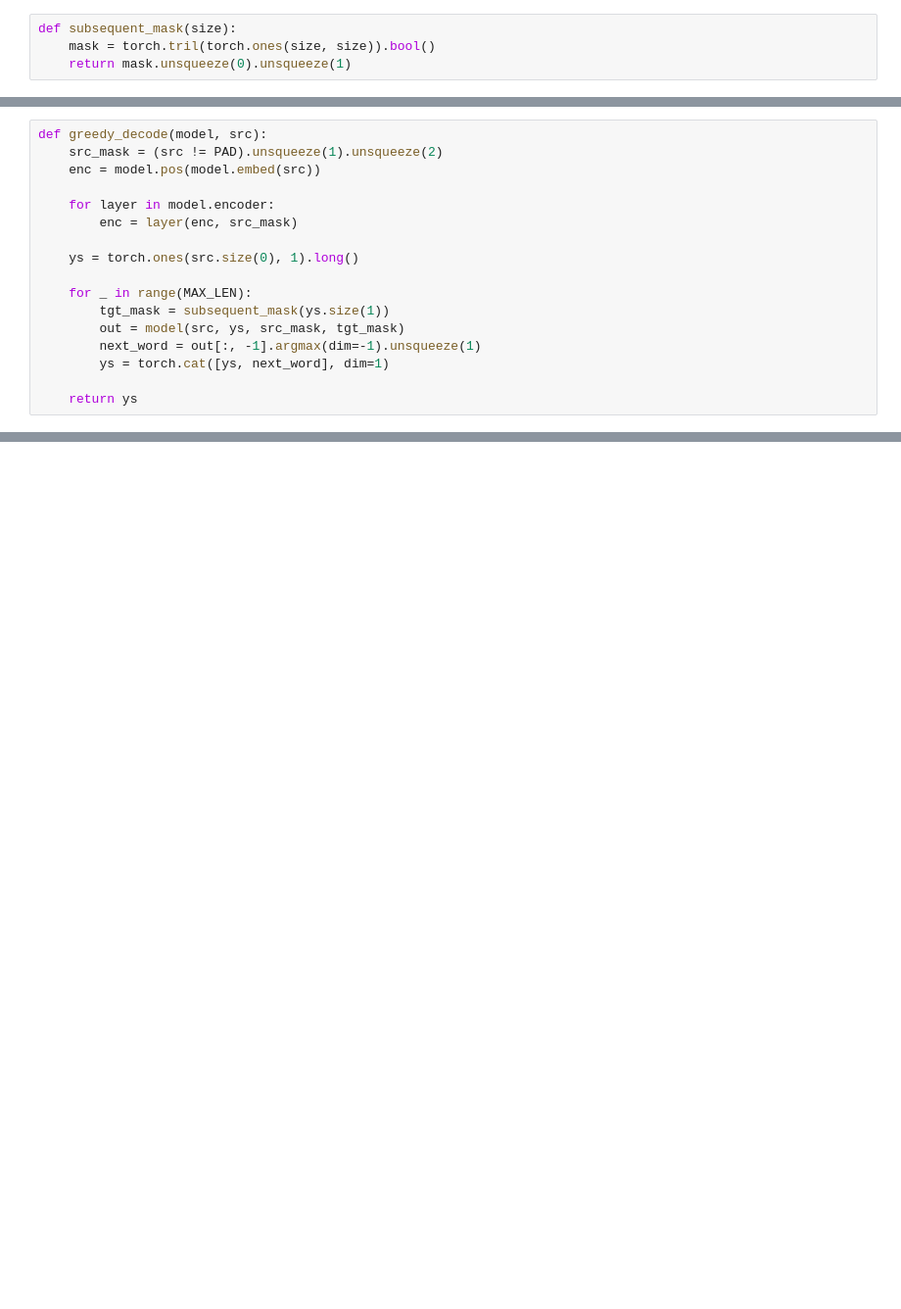
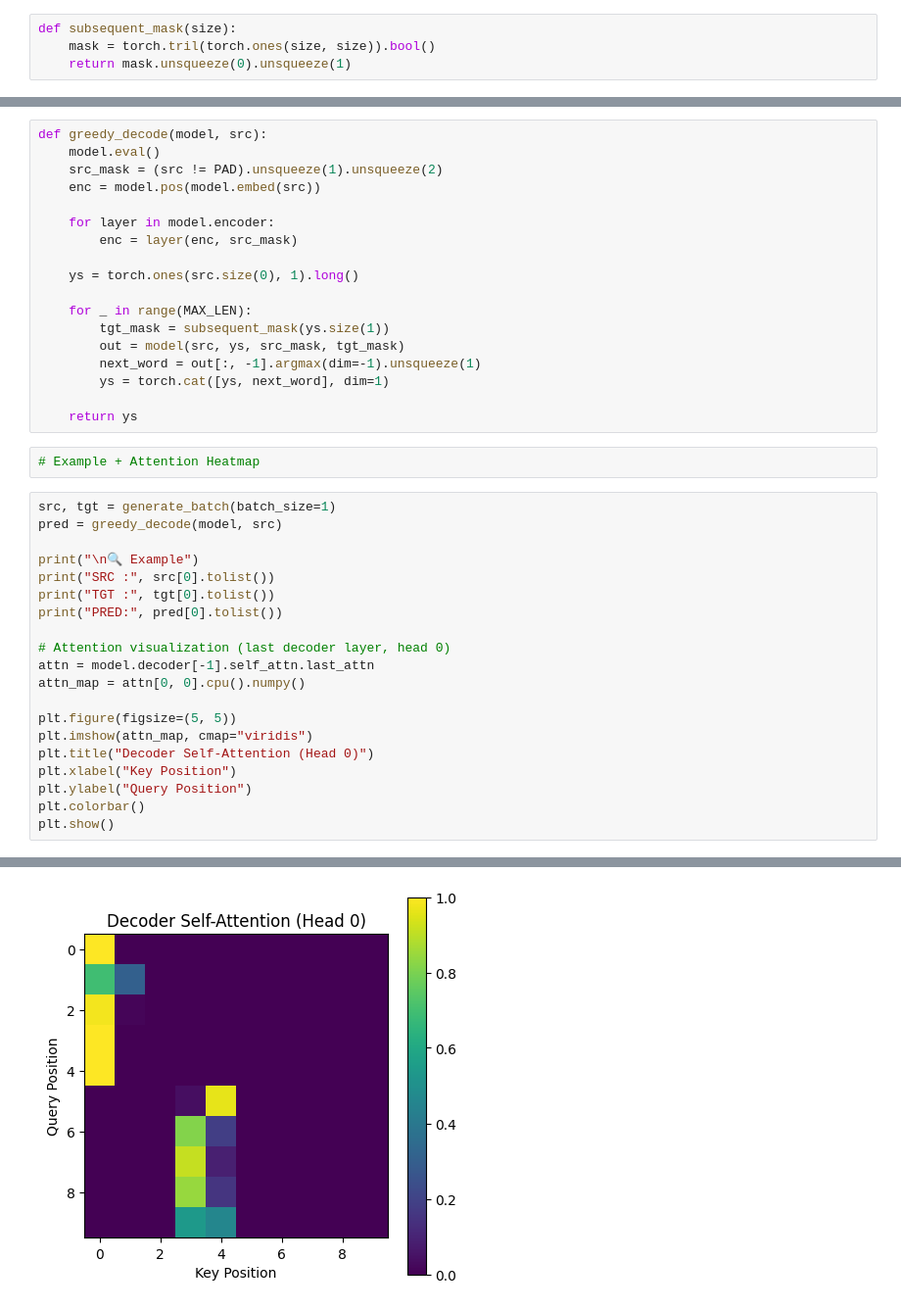
Before and after one commit to knight22-21/Papers, a Jupyter notebook: Attention is All you need/Untitled.ipynb, the cells around one changed output, grey strips where cells are left out. Shown at 98% size. Saved outputs shown, nothing was run; the diff lists cells and outputs as text; blank space fills up the shorter version.

```diff
--- a/Attention is All you need/Untitled.ipynb
+++ b/Attention is All you need/Untitled.ipynb
@@ -174,5 +253,6 @@ for step in range(1, 2000):
 # %%
 def greedy_decode(model, src):
+    model.eval()
     src_mask = (src != PAD).unsqueeze(1).unsqueeze(2)
     enc = model.pos(model.embed(src))
 
@@ -188,3 +268,26 @@ def greedy_decode(model, src):
         ys = torch.cat([ys, next_word], dim=1)
 
     return ys
+# %%
+# Example + Attention Heatmap
+# %%
+src, tgt = generate_batch(batch_size=1)
+pred = greedy_decode(model, src)
+
+print("\n🔍 Example")
+print("SRC :", src[0].tolist())
+print("TGT :", tgt[0].tolist())
+print("PRED:", pred[0].tolist())
+
+# Attention visualization (last decoder layer, head 0)
+attn = model.decoder[-1].self_attn.last_attn
+attn_map = attn[0, 0].cpu().numpy()
+
+plt.figure(figsize=(5, 5))
+plt.imshow(attn_map, cmap="viridis")
+plt.title("Decoder Self-Attention (Head 0)")
+plt.xlabel("Key Position")
+plt.ylabel("Query Position")
+plt.colorbar()
+plt.show()
+# %% [output]
@@ -190,0 +298 @@ def greedy_decode(model, src):
+[figure, added]
```
Also changed, not shown: parts of 25 cells of this notebook.
